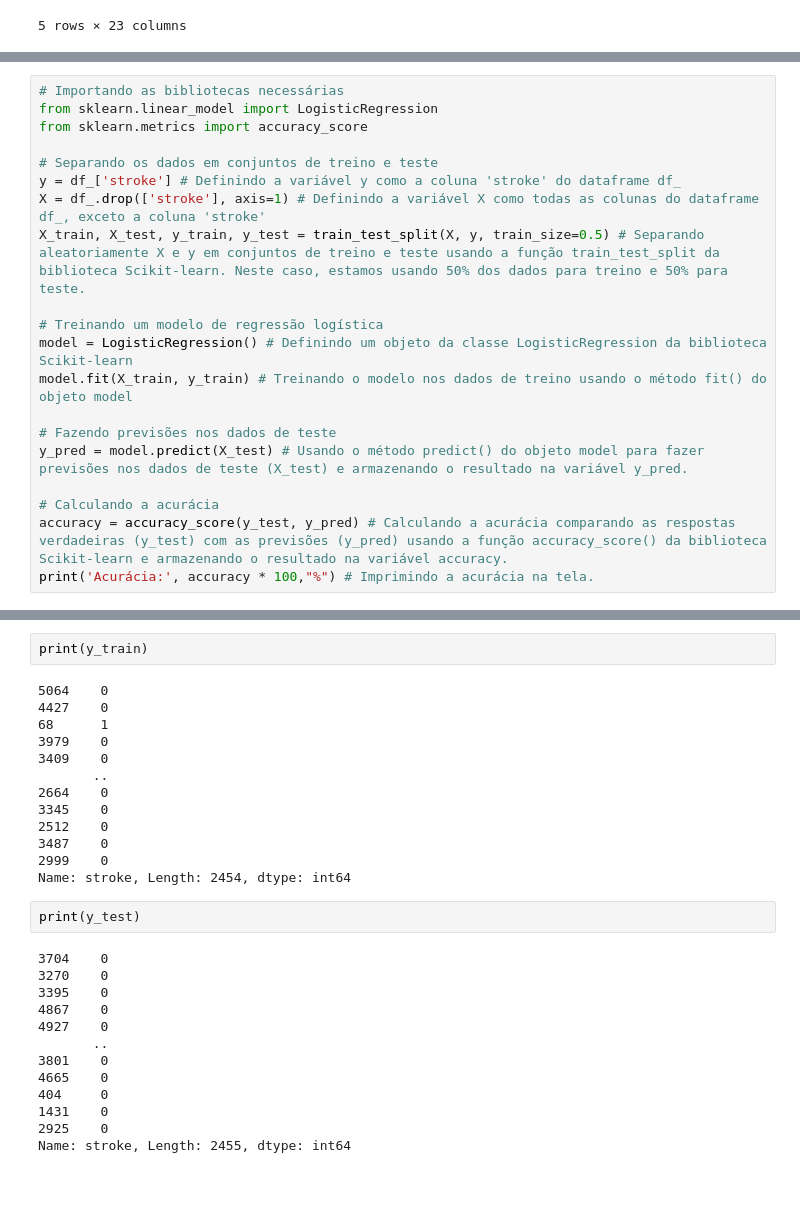
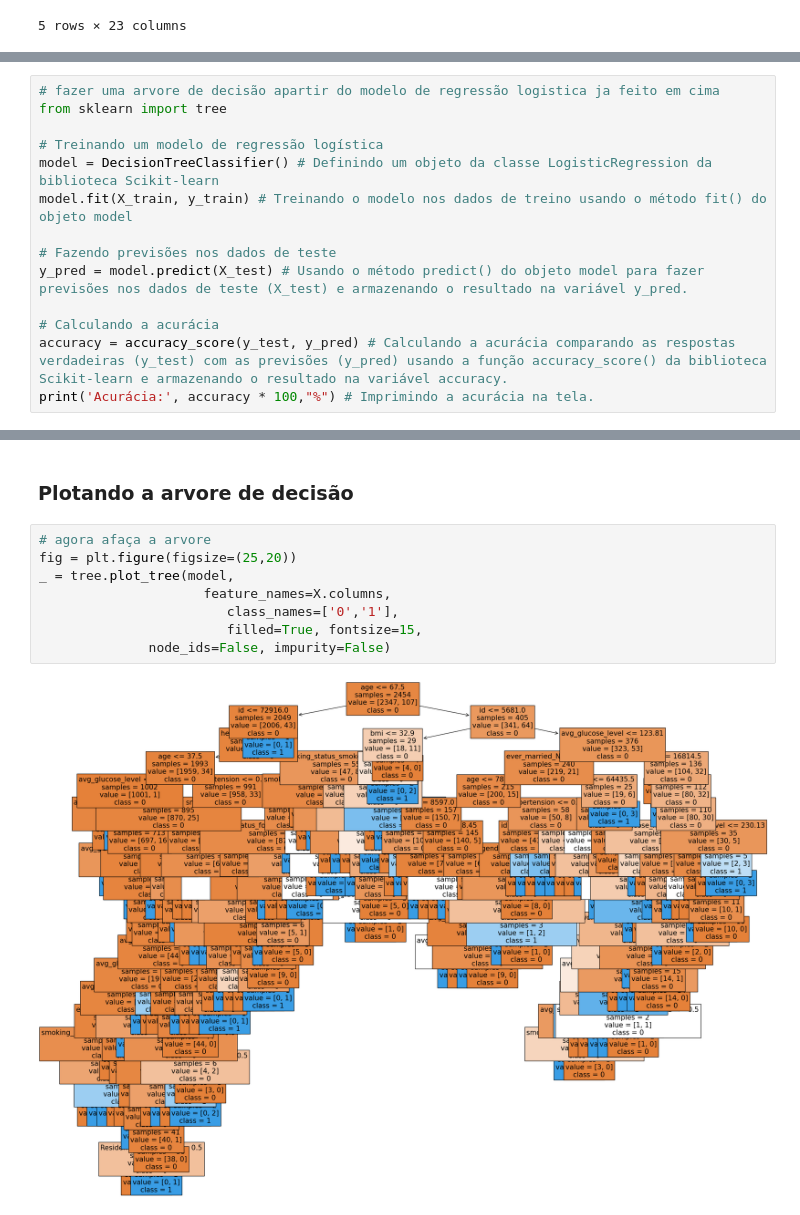
Before and after one commit to Eduardosmb/AVC-prediction, a Jupyter notebook: main.ipynb, the cells around one changed output, grey strips where cells are left out. Cells and saved outputs as stored; diff of their text form; blank space fills up the shorter version.

Commit message:
arvore

```diff
--- a/main.ipynb
+++ b/main.ipynb
@@ -29,15 +50,9 @@ df_.head()
 # %%
-# Importando as bibliotecas necessárias
-from sklearn.linear_model import LogisticRegression
-from sklearn.metrics import accuracy_score
-
-# Separando os dados em conjuntos de treino e teste
-y = df_['stroke'] # Definindo a variável y como a coluna 'stroke' do dataframe df_
-X = df_.drop(['stroke'], axis=1) # Definindo a variável X como todas as colunas do dataframe df_, exceto a coluna 'stroke'
-X_train, X_test, y_train, y_test = train_test_split(X, y, train_size=0.5) # Separando aleatoriamente X e y em conjuntos de treino e teste usando a função train_test_split da biblioteca Scikit-learn. Neste caso, estamos usando 50% dos dados para treino e 50% para teste.
+# fazer uma arvore de decisão apartir do modelo de regressão logistica ja feito em cima
+from sklearn import tree
 
 # Treinando um modelo de regressão logística
-model = LogisticRegression() # Definindo um objeto da classe LogisticRegression da biblioteca Scikit-learn
+model = DecisionTreeClassifier() # Definindo um objeto da classe LogisticRegression da biblioteca Scikit-learn
 model.fit(X_train, y_train) # Treinando o modelo nos dados de treino usando o método fit() do objeto model
 
 # Fazendo previsões nos dados de teste
@@ -91,30 +66,12 @@ print(X_test)
-# %%
-print(y_train)
-# %% [output]
-5064    0
-4427    0
-68      1
-3979    0
-3409    0
-       ..
-2664    0
-3345    0
-2512    0
-3487    0
-2999    0
-Name: stroke, Length: 2454, dtype: int64
-# %%
-print(y_test)
-# %% [output]
-3704    0
-3270    0
-3395    0
-4867    0
-4927    0
-       ..
-3801    0
-4665    0
-404     0
-1431    0
-2925    0
-Name: stroke, Length: 2455, dtype: int64
+# %% [markdown]
+### Plotando a arvore de decisão
+# %%
+# agora afaça a arvore
+fig = plt.figure(figsize=(25,20))
+_ = tree.plot_tree(model,
+                     feature_names=X.columns,
+                        class_names=['0','1'],
+                        filled=True, fontsize=15,
+              node_ids=False, impurity=False)
+# %% [output]
+[figure, added]
```
Also changed, not shown: parts of 10 cells of this notebook.
